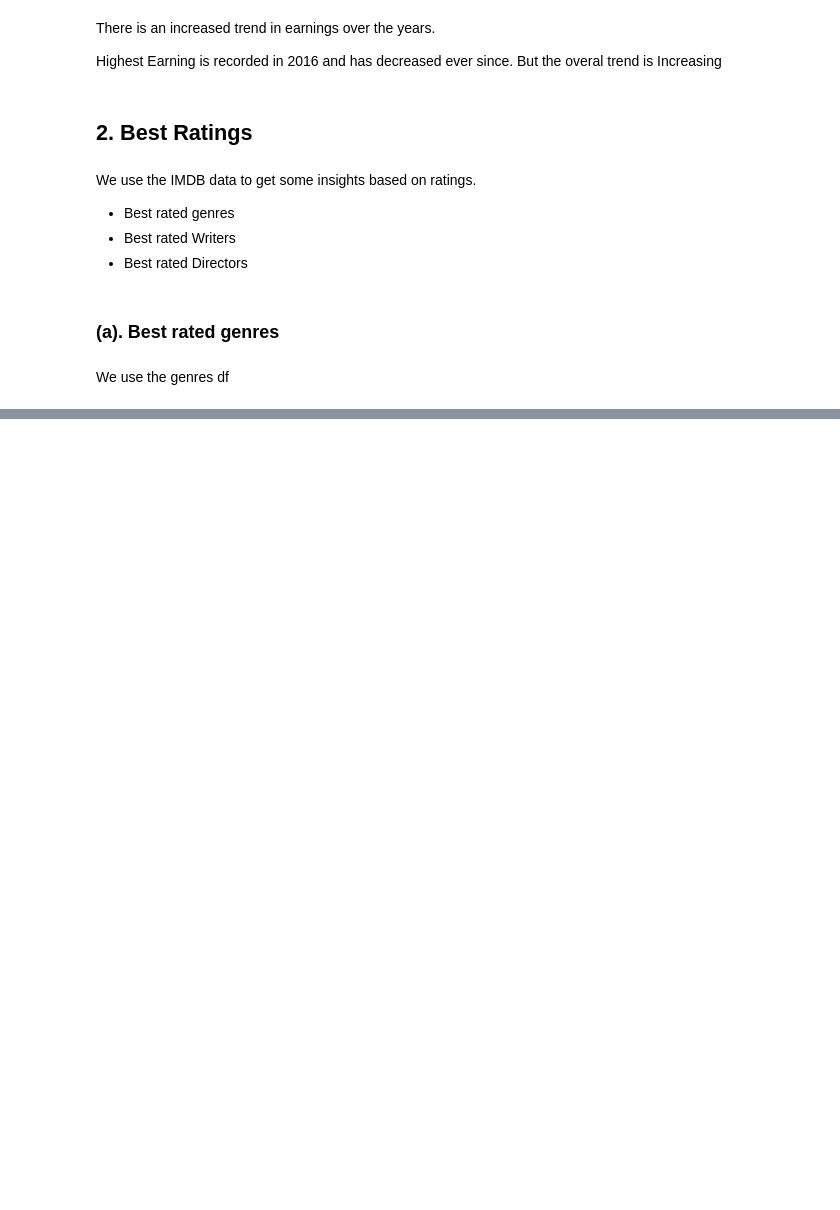
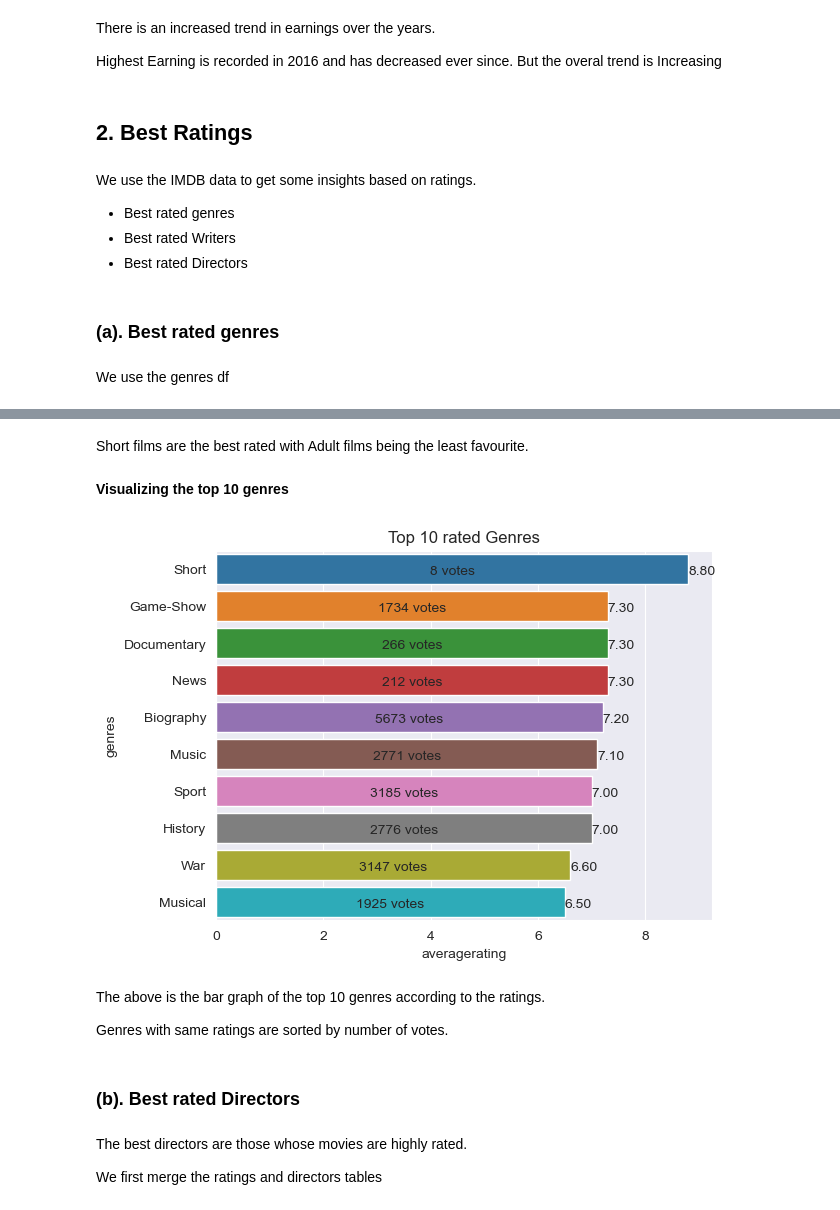
Before and after one commit to ericks-on/EDA-Film-industry, a Jupyter notebook: index.ipynb, the cells around one changed output, grey strips where cells are left out. Saved outputs shown, nothing was run; the diff lists cells and outputs as text; code cells hidden in the pictures; blank space fills up the shorter version.

```diff
--- a/index.ipynb
+++ b/index.ipynb
@@ -628,0 +602,13 @@ no duplicates in the movie ratings table
+# %%
+merged_ratings = movie_ratings.merge(movie_basics, on='movie_id', how='inner')
+# %%
+# create df as copy of ratings df
+genre_df = merged_ratings.copy()
+
+# split the genres
+genre_df['genres'] = genre_df.genres.str.split(',')
+
+# one genre in each row
+genre_df = genre_df.explode('genres')
+
+genre_df.head()
@@ -916,0 +1041,52 @@ ratings_df
+# %% [markdown]
+Short films are the best rated with Adult films being the least favourite.
+# %% [markdown]
+**Visualizing the top 10 genres**
+# %%
+# creating figure and axis
+fig, ax = plt.subplots()
+
+# plotting the bar plot
+sns.barplot(
+    data=genre_ratings[:10],
+    y='genres',
+    x='averagerating',
+    ax=ax,
+    orient='h'
+)
+i = 0
+votes = genre_ratings[:10].numvotes
+# Labelling the number of votes and including the ratings
+for p in ax.patches:
+    # labelling the ratings
+    ax.annotate(
+        f'{p.get_width():.2f}',
+        (p.get_width() + .25, p.get_y() + p.get_height()),
+        ha='center', va='center',
+        xytext=(0, 9),
+        textcoords='offset points'
+    )
+    # labelling the number of votes
+    ax.annotate(
+        f'{votes[i]} votes',
+        (p.get_width() / 2., p.get_y() + p.get_height()),
+        ha='center', va='center',
+        xytext=(0, 9),
+        textcoords='offset points'
+    )
+    i += 1
+
+# labelling the title
+ax.set_title('Top 10 rated Genres');
+# %% [output]
+[figure, added]
+# %% [markdown]
+The above is the bar graph of the top 10 genres according to  the ratings.
+
+Genres with same ratings are sorted by number of votes.
+# %% [markdown]
+### (b). Best rated Directors
+# %% [markdown]
+The best directors are those whose movies are highly rated.
+
+We first merge the ratings and directors tables
```
Also changed, not shown: parts of 81 cells of this notebook.
